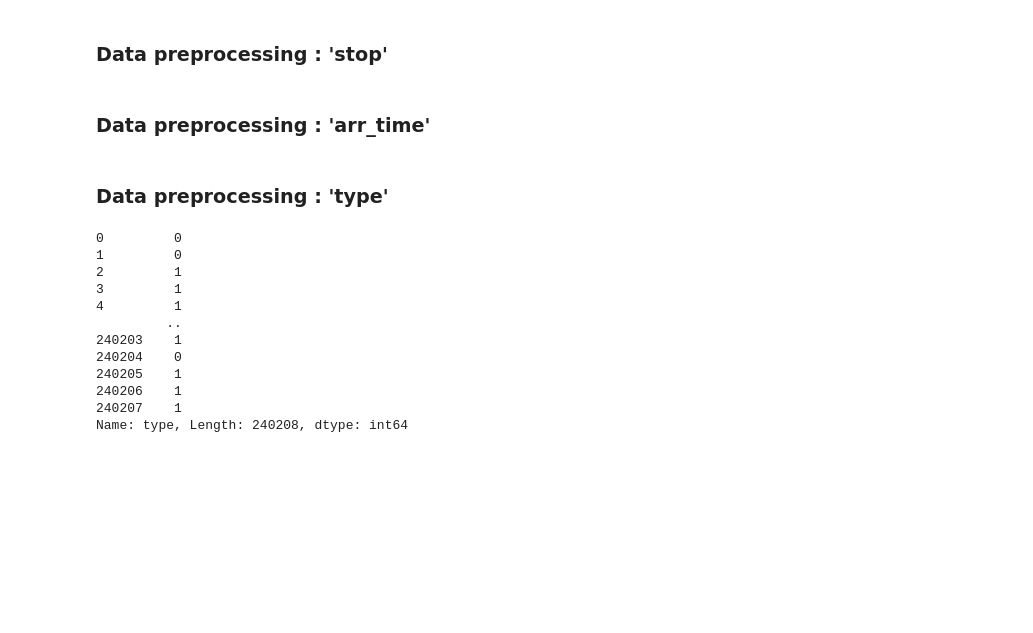
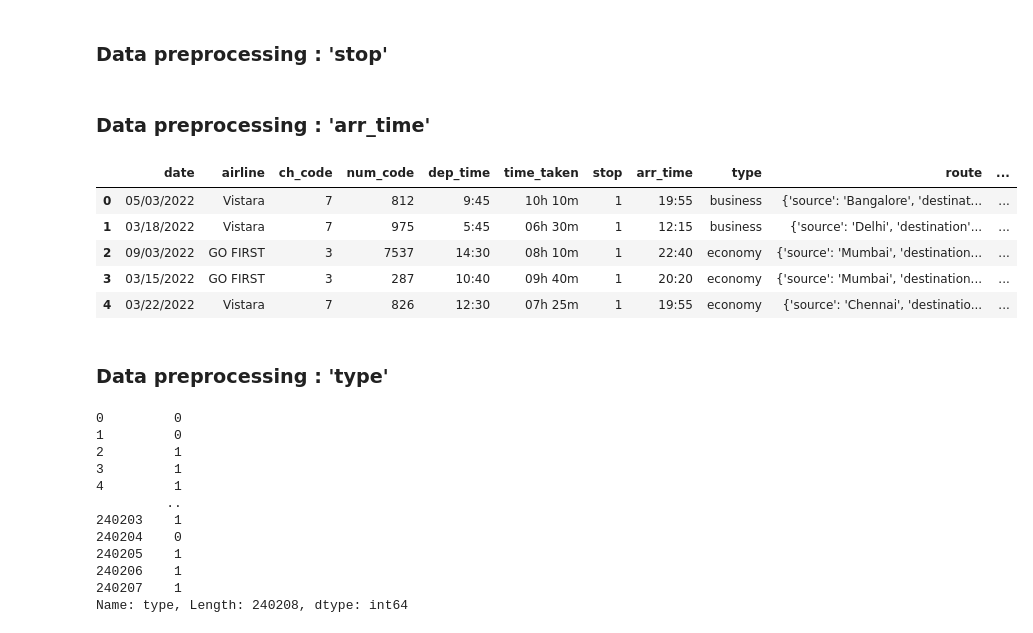
Before and after one commit to omgits0mar/AirlineML_Regression, a Jupyter notebook: model1_2.ipynb, the cells around one changed output. Saved outputs shown, nothing was run; the diff lists cells and outputs as text; code cells hidden in the pictures; blank space fills up the shorter version.

```diff
--- a/model1_2.ipynb
+++ b/model1_2.ipynb
@@ -153,13 +148,20 @@ df['stop'] = pd.to_numeric(df['stop'])
 # %% [markdown]
 ### Data preprocessing : 'arr_time'
 # %%
-# df["arr_time"]=pd.to_datetime(df["arr_time"])
-# df['arr_time'] = df['arr_time'].dt.strftime("%-H:%M")
-# df["arr_hour"]=pd.DatetimeIndex(df["arr_time"]).hour
-# df["arr_minute"]=pd.DatetimeIndex(df["arr_time"]).minute
-# df["arr_hour"] = pd.to_numeric(df["arr_hour"])
-# df["arr_minute"] = pd.to_numeric(df["arr_minute"])
-# df.head()
+df["arr_time"]=pd.to_datetime(df["arr_time"])
+df['arr_time'] = df['arr_time'].dt.strftime("%-H:%M")
+df["arr_hour"]=pd.DatetimeIndex(df["arr_time"]).hour
+df["arr_minute"]=pd.DatetimeIndex(df["arr_time"]).minute
+df["arr_hour"] = pd.to_numeric(df["arr_hour"])
+df["arr_minute"] = pd.to_numeric(df["arr_minute"])
+df.head()
+# %% [output]
+|  | date | airline | ch_code | num_code | dep_time | time_taken | stop | arr_time | type | route | ... |
+| 0 | 05/03/2022 | Vistara | 7 | 812 | 9:45 | 10h 10m | 1 | 19:55 | business | {'source': 'Bangalore', 'destinat... | ... |
+| 1 | 03/18/2022 | Vistara | 7 | 975 | 5:45 | 06h 30m | 1 | 12:15 | business | {'source': 'Delhi', 'destination'... | ... |
+| 2 | 09/03/2022 | GO FIRST | 3 | 7537 | 14:30 | 08h 10m | 1 | 22:40 | economy | {'source': 'Mumbai', 'destination... | ... |
+| 3 | 03/15/2022 | GO FIRST | 3 | 287 | 10:40 | 09h 40m | 1 | 20:20 | economy | {'source': 'Mumbai', 'destination... | ... |
+| 4 | 03/22/2022 | Vistara | 7 | 826 | 12:30 | 07h 25m | 1 | 19:55 | economy | {'source': 'Chennai', 'destinatio... | ... |
 # %% [markdown]
 ### Data preprocessing : 'type'
 # %%
```
Also changed, not shown: parts of 18 cells of this notebook.
